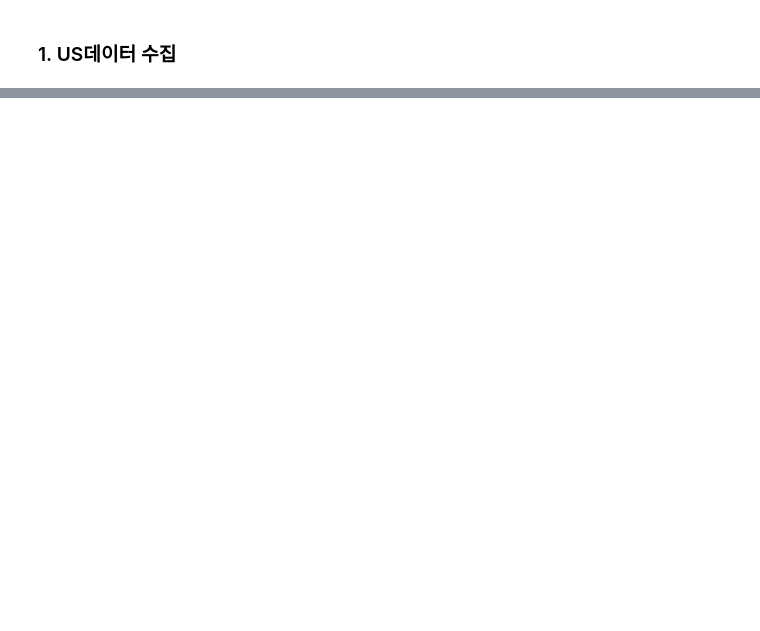
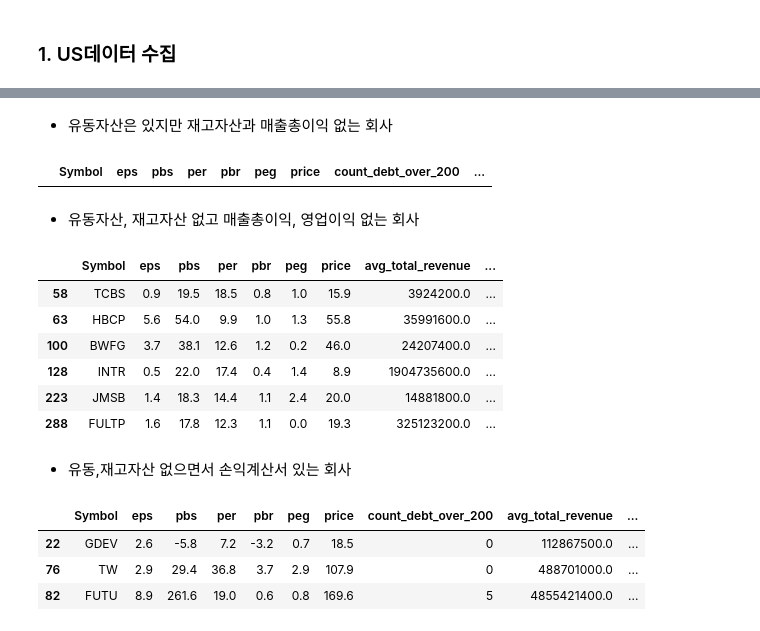
Before and after one commit to cbyangel/MacroEconomy, a Jupyter notebook: notebooks/10.가치주_US.ipynb, the cells around one changed output, grey strips where cells are left out. Saved outputs shown, nothing was run; the diff lists cells and outputs as text; code cells hidden in the pictures; blank space fills up the shorter version.

```diff
--- a/notebooks/10.가치주_US.ipynb
+++ b/notebooks/10.가치주_US.ipynb
@@ -14,6 +14,7 @@ pd.set_option('display.max_columns', None)
 pd.set_option('display.max_rows', None)
 # 열 너비 무제한(문자열 길어도 줄바꿈 없이 출력)
 pd.set_option('display.max_colwidth', None)
+pd.set_option('display.float_format', '{:.1f}'.format)
 warnings.filterwarnings("ignore", category=FutureWarning)
 # %%
 # 영문 컬럼명 -> 한국어 해석
@@ -431,0 +180,37 @@ df_indicator_filtered.sort_values(by=['per', 'pbr', 'exp_price'], ascending=[Tru
+# %%
+dict_us_stocks = pd.read_pickle('yf_chunk_all.pkl')
+
+list_bs_fin_tickers, list_bs_no_fin_tickers = [], []
+list_no_bs_fin_tickers, list_no_bs_ca_fin_tickers = [], []
+list_no_bs_no_fin_tickers = []
+
+for ticker in dict_us_stocks.keys():
+    bs = dict_us_stocks[ticker]['balance_sheet']
+    financials = dict_us_stocks[ticker]['financials']
+
+    if bs.empty or len(bs) == 0: continue
+    if financials.empty or len(financials) == 0: continue
+
+    set_core_bs_cols = set(["Total Assets", "Total Non Current Assets", "Current Assets", "Inventory"])
+    set_core_fin_cols = set(["Total Revenue", "Cost Of Revenue", "Gross Profit", "Operating Income", "Net Income"])
+    set_mtch_bs_cols = set([ col for col in bs.columns.tolist() for bs_col in set_core_bs_cols if col == bs_col ])
+    set_mtch_fin_cols = set([ col for col in financials.columns.tolist() for fin_col in set_core_fin_cols if col == fin_col ])
+
+    if len(set_core_bs_cols & set_mtch_bs_cols) == len(set_core_bs_cols):
+        if len(set_core_fin_cols & set_mtch_fin_cols) == len(set_core_fin_cols):
+            list_bs_fin_tickers.append(ticker) ## 제약, 의료장비
+        else:
+            list_bs_no_fin_tickers.append(ticker) ## 방송, 연구, cost_of_revenue 없음
+
+    else: # 유동자산이 있는냐? 없는냐? 다들 재고자산은 없음
+        if 'Current Assets' in set_mtch_bs_cols:
+            if len(set_core_fin_cols & set_mtch_fin_cols) == len(set_core_fin_cols):
+                list_no_bs_fin_tickers.append(ticker) ## 소프트웨어
+            else:
+                list_no_bs_ca_fin_tickers.append(ticker) ## 매출원가, 총매출이익이 없음 (생명공학, 투자지주)
+        else:
+            list_no_bs_no_fin_tickers.append(ticker) ##매출원가, 총매출이익이 없음 (은행)
+
+
+print(  len(dict_us_stocks.keys()), len(list_bs_fin_tickers), len(list_bs_no_fin_tickers),
+        len(list_no_bs_fin_tickers), len(list_no_bs_ca_fin_tickers), len(list_no_bs_no_fin_tickers))
@@ -431,0 +320,2 @@ df_indicator_filtered.sort_values(by=['per', 'pbr', 'exp_price'], ascending=[Tru
+# %% [markdown]
+- 유동자산은 있지만 재고자산과 매출총이익 없는 회사
@@ -431,0 +410,7 @@ df_indicator_filtered.sort_values(by=['per', 'pbr', 'exp_price'], ascending=[Tru
+# %%
+df_no_bs_ca_fin_report = pd.DataFrame(dict_no_bs_ca_fin_tickers_report)
+df_no_bs_ca_fin_report[(df_no_bs_ca_fin_report['is_inc_net_income'] == True) & (df_no_bs_ca_fin_report['is_inc_dividends'] == True) ]
+# %% [output]
+|  | Symbol | eps | pbs | per | pbr | peg | price | count_debt_over_200 | ... |
+# %% [markdown]
+- 유동자산, 재고자산 없고 매출총이익, 영업이익 없는 회사
@@ -431,0 +505,14 @@ df_indicator_filtered.sort_values(by=['per', 'pbr', 'exp_price'], ascending=[Tru
+# %%
+df_no_bs_no_fin_report = pd.DataFrame(dict_no_bs_no_fin_tickers_report)
+df_no_bs_no_fin_report[(df_no_bs_no_fin_report['is_inc_net_income'] == True) & (df_no_bs_no_fin_report['is_inc_dividends'] == True) ]
+                      # & (df_no_bs_no_fin_report['per'] <= 10) & (df_no_bs_no_fin_report['pbr'] <= 1) ]
+# %% [output]
+|  | Symbol | eps | pbs | per | pbr | peg | price | avg_total_revenue | ... |
+| 58 | TCBS | 0.9 | 19.5 | 18.5 | 0.8 | 1.0 | 15.9 | 3924200.0 | ... |
+| 63 | HBCP | 5.6 | 54.0 | 9.9 | 1.0 | 1.3 | 55.8 | 35991600.0 | ... |
+| 100 | BWFG | 3.7 | 38.1 | 12.6 | 1.2 | 0.2 | 46.0 | 24207400.0 | ... |
+| 128 | INTR | 0.5 | 22.0 | 17.4 | 0.4 | 1.4 | 8.9 | 1904735600.0 | ... |
+| 223 | JMSB | 1.4 | 18.3 | 14.4 | 1.1 | 2.4 | 20.0 | 14881800.0 | ... |
+| 288 | FULTP | 1.6 | 17.8 | 12.3 | 1.1 | 0.0 | 19.3 | 325123200.0 | ... |
+# %% [markdown]
+- 유동,재고자산 없으면서 손익계산서 있는 회사
@@ -431,0 +605,9 @@ df_indicator_filtered.sort_values(by=['per', 'pbr', 'exp_price'], ascending=[Tru
+# %%
+df_no_bs_fin_report = pd.DataFrame(dict_no_bs_fin_tickers_report)
+df_no_bs_fin_report[(df_no_bs_fin_report['is_inc_net_income'] == True) & (df_no_bs_fin_report['is_inc_dividends'] == True) ]
+                      # & (df_no_bs_no_fin_report['per'] <= 10) & (df_no_bs_no_fin_report['pbr'] <= 1) ]
+# %% [output]
+|  | Symbol | eps | pbs | per | pbr | peg | price | count_debt_over_200 | avg_total_revenue | ... |
+| 22 | GDEV | 2.6 | -5.8 | 7.2 | -3.2 | 0.7 | 18.5 | 0 | 112867500.0 | ... |
+| 76 | TW | 2.9 | 29.4 | 36.8 | 3.7 | 2.9 | 107.9 | 0 | 488701000.0 | ... |
+| 82 | FUTU | 8.9 | 261.6 | 19.0 | 0.6 | 0.8 | 169.6 | 5 | 4855421400.0 | ... |
```
Also changed, not shown: parts of 22 cells of this notebook, 4 other files.
